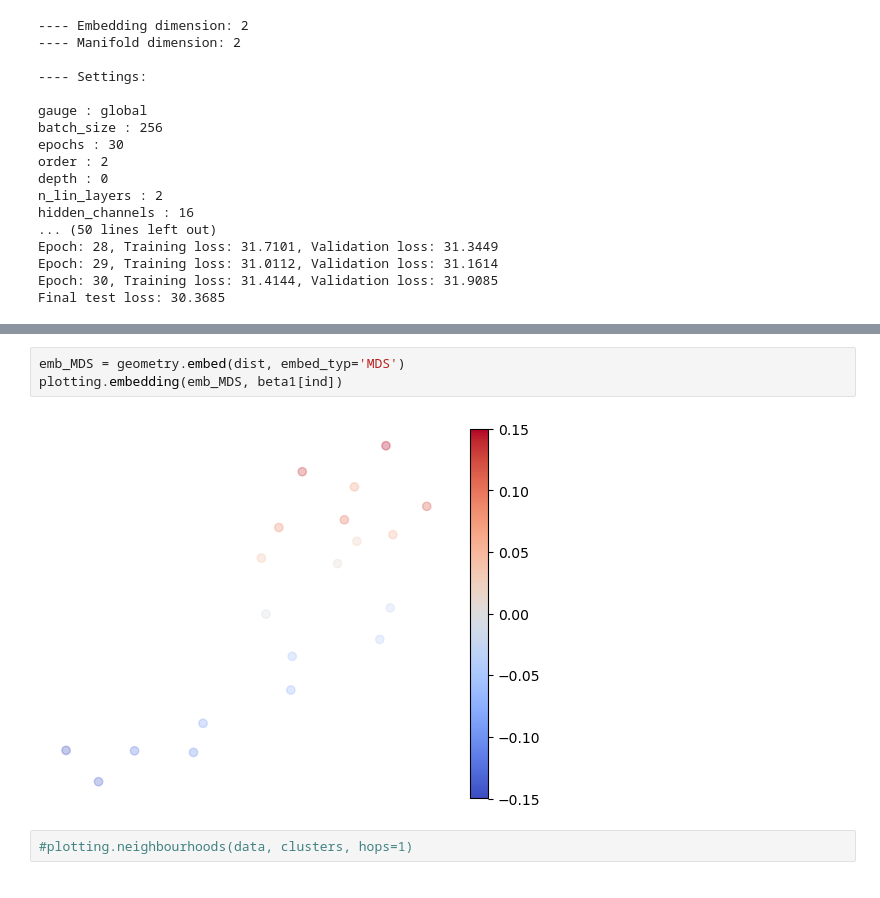
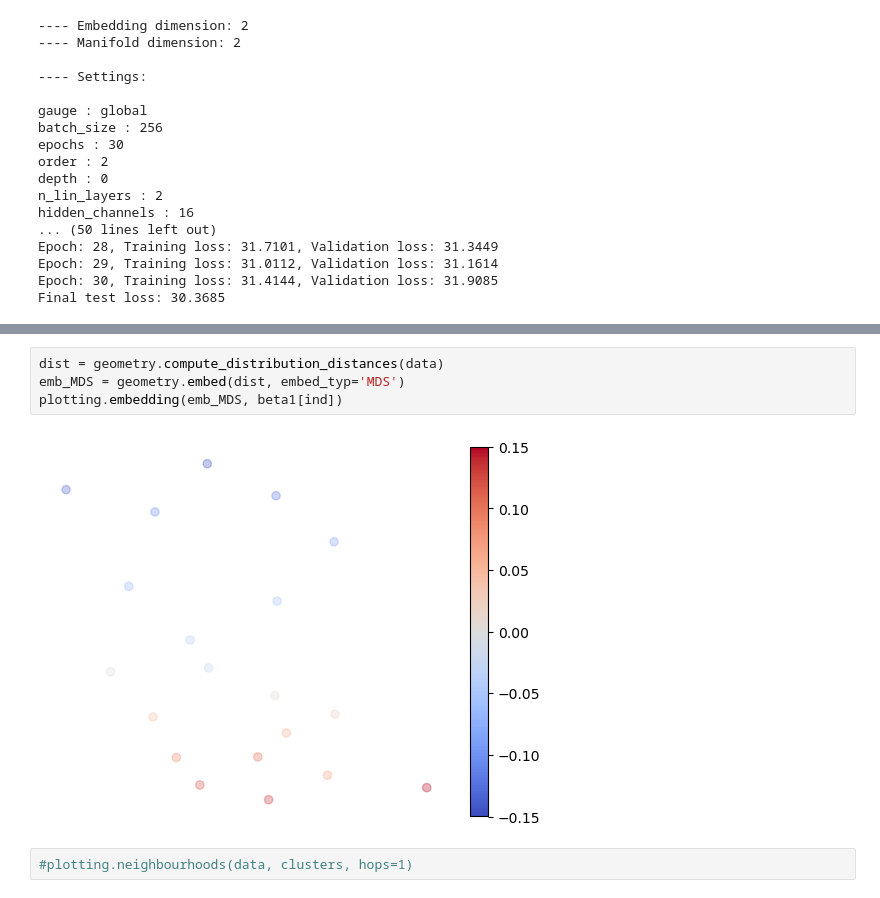
Before and after one commit to agosztolai/MARBLE, a Jupyter notebook: examples/ex_Bogdanov_Takens.ipynb, the cells around one changed output, grey strips where cells are left out. Drawn from its saved outputs; the diff is of its cells as text.

```diff
--- a/examples/ex_Bogdanov_Takens.ipynb
+++ b/examples/ex_Bogdanov_Takens.ipynb
@@ -137,7 +140,8 @@ plotting.embedding(emb, data.y.numpy(), clusters, titles=titles)#, save='scalar_
-# %%
-emb_MDS = geometry.embed(dist, embed_typ='MDS')
-plotting.embedding(emb_MDS, beta1[ind])
-# %% [output]
-[figure, removed]
-# %%
-#plotting.neighbourhoods(data, clusters, hops=1)
+# %%
+dist = geometry.compute_distribution_distances(data)
+emb_MDS = geometry.embed(dist, embed_typ='MDS')
+plotting.embedding(emb_MDS, beta1[ind])
+# %% [output]
+[figure, added]
+# %%
+#plotting.neighbourhoods(data, clusters, hops=1)
```
Also changed, not shown: parts of 7 cells of this notebook.
